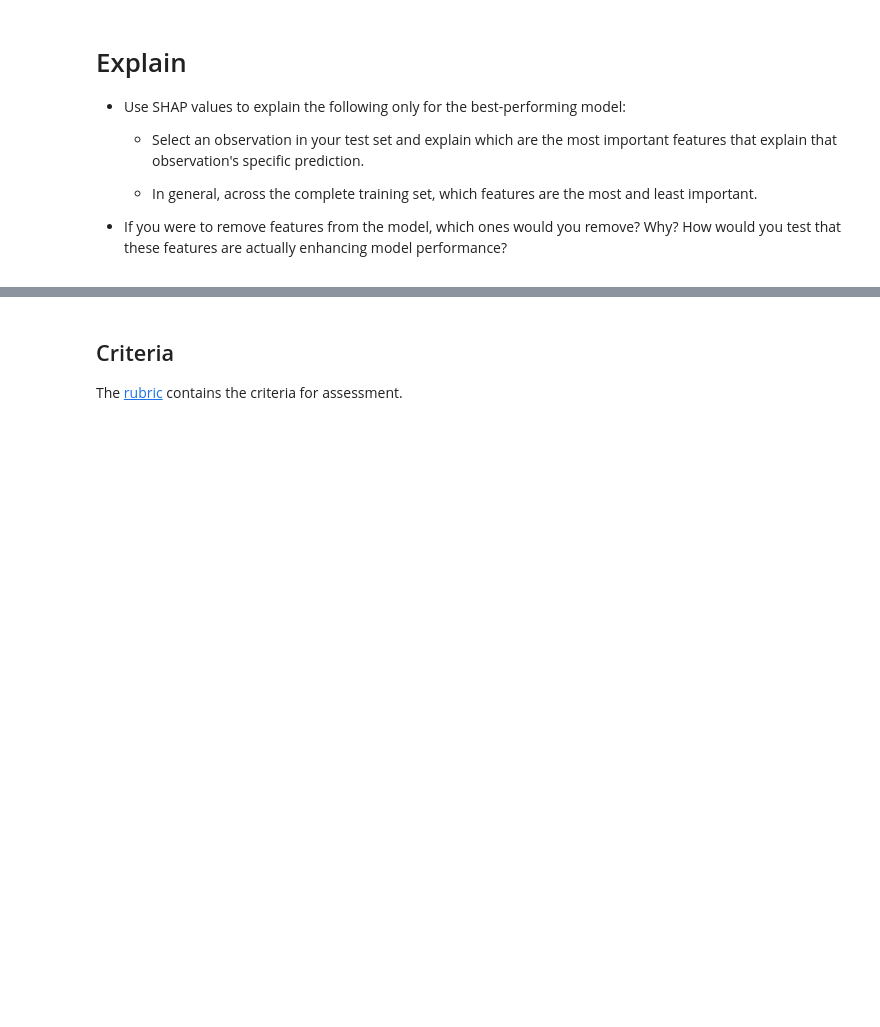
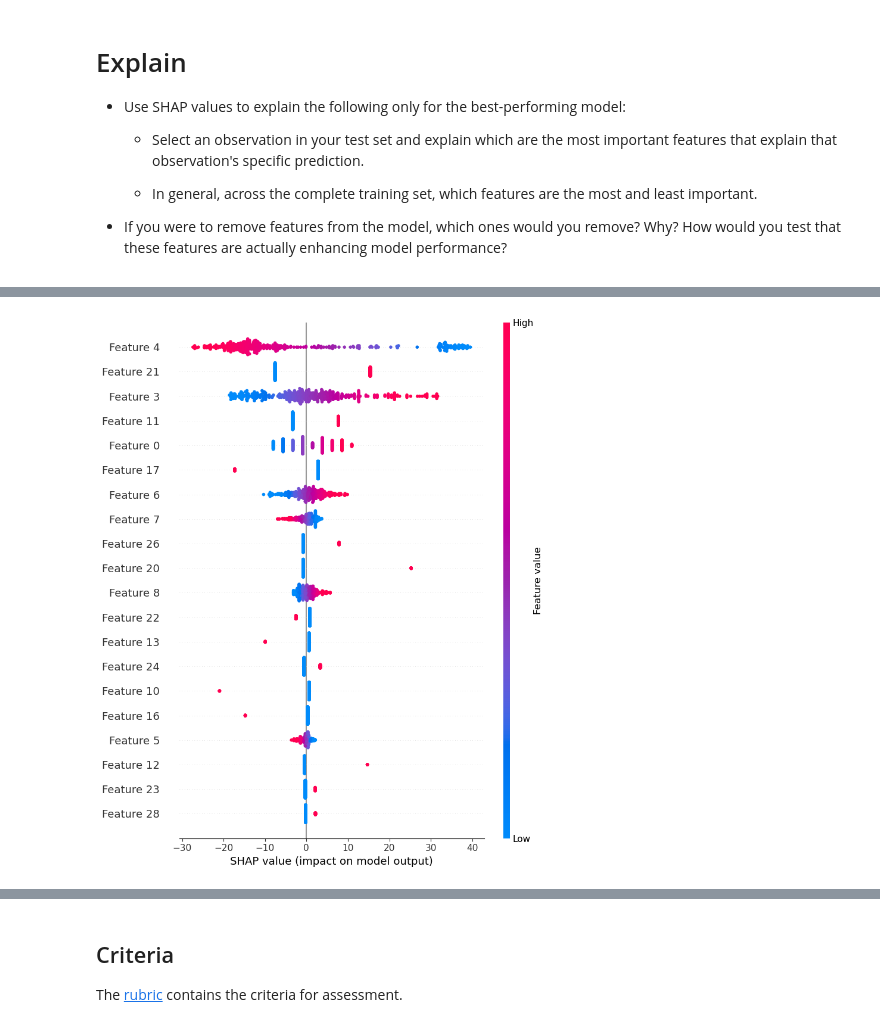
Before and after one commit to peeu32/production, a Jupyter notebook: 02_activities/assignments/assignment_2.ipynb, the cells around one changed output, grey strips where cells are left out. Saved outputs shown, nothing was run; the diff lists cells and outputs as text; code cells hidden in the pictures; blank space fills up the shorter version.

```diff
--- a/02_activities/assignments/assignment_2.ipynb
+++ b/02_activities/assignments/assignment_2.ipynb
@@ -226,3 +340,14 @@ Create a [model pipeline](https://scikit-learn.org/stable/modules/generated/skle
 # Export
 
 + Save the best performing model to a pickle file.
+# %%
+import pickle
+
+# Save the best performing model to a pickle file
+best_model = grid_search_baseline if mse_baseline < mse_advanced else grid_search_advanced
+
+# Save the model to a pickle file
+with open('best_model.pkl', 'wb') as f:
+    pickle.dump(best_model, f)
+
+print("Best performing model saved as 'best_model.pkl'")
@@ -240,0 +366,69 @@ Create a [model pipeline](https://scikit-learn.org/stable/modules/generated/skle
+# %%
+import sklearn.preprocessing  # Import the necessary module
+
+# Transform the data with the preprocessor
+X_train_transformed = preprocessor.transform(X_train)  # Transform all X_train observations
+
+# Now, initialize the explainer with the transformed training data
+explainer_train = shap.LinearExplainer(best_model_pipeline.named_steps['regressor'], X_train_transformed)
+
+# Get SHAP values for the entire training set
+shap_values_train = explainer_train.shap_values(X_train_transformed)
+
+# Ensure that the SHAP values have the correct shape to match the transformed data
+assert shap_values_train.shape[0] == X_train_transformed.shape[0], "Number of rows (observations) mismatch"
+assert shap_values_train.shape[1] == X_train_transformed.shape[1], "Number of columns (features) mismatch"
+
+# Now, plot the global feature importance
+shap.summary_plot(shap_values_train, X_train_transformed)  # Use the transformed X_train
+
+# Identify which features to remove (based on SHAP importance)
+# Get the feature names from the transformed data
+transformed_columns = []
+if hasattr(preprocessor, 'transformers_'):
+    for transformer_name, transformer, columns in preprocessor.transformers_:
+        if isinstance(transformer, sklearn.preprocessing.OneHotEncoder):
+            # For one-hot encoded features, retrieve their names
+            transformed_columns.extend(transformer.get_feature_names_out(columns))
+        else:
+            transformed_columns.extend(columns)
+else:
+    transformed_columns = X_train.columns
+
+# Ensure that the transformed_columns has the correct number of columns after encoding
+print(f"Number of transformed columns: {len(transformed_columns)}")
+print(f"Shape of SHAP values: {shap_values_train.shape[1]}")
+
+# Check if transformed_columns match the number of SHAP values
+if len(transformed_columns) != shap_values_train.shape[1]:
+    print("Warning: The number of transformed columns does not match the SHAP values.")
+else:
+    # Now, identify the important features based on SHAP importance
+    importances = np.abs(shap_values_train).mean(axis=0)  # Compute mean absolute SHAP value for each feature
+
+    # Sort features by importance
+    important_features = np.array(transformed_columns)[importances.argsort()[::-1]]  # Sort by average importance
+
+    # To evaluate the impact of removing features, create a new pipeline and retrain it
+    # Remove less important features (example: 'month' and 'day' might be less important)
+    X_train_reduced = X_train.drop(important_features[-2:], axis=1)  # Removing least important features
+    X_test_reduced = X_test.drop(important_features[-2:], axis=1)  # Same reduction on test set
+
+    # Retrain the best model (choose advanced or baseline) without 'month' and 'day'
+    model_reduced = best_model_pipeline.named_steps['regressor']
+    model_reduced.fit(preprocessor.fit_transform(X_train_reduced), y_train)
+
+    # Make predictions on the reduced test set
+    y_pred_reduced = model_reduced.predict(preprocessor.transform(X_test_reduced))
+
+    # Evaluate the performance of the model with reduced features
+    mse_reduced = mean_squared_error(y_test, y_pred_reduced)
+    print(f"Test MSE for Model with Reduced Features: {mse_reduced}")
+
+    # Compare the performance of the original model and the reduced model
+    if mse_reduced < mse_advanced:
+        print("Removing features improved model performance.")
+    else:
+        print("Removing features did not improve model performance.")
+# %% [output]
+[figure, added]
```
Also changed, not shown: parts of 11 cells of this notebook, 1 other file.
